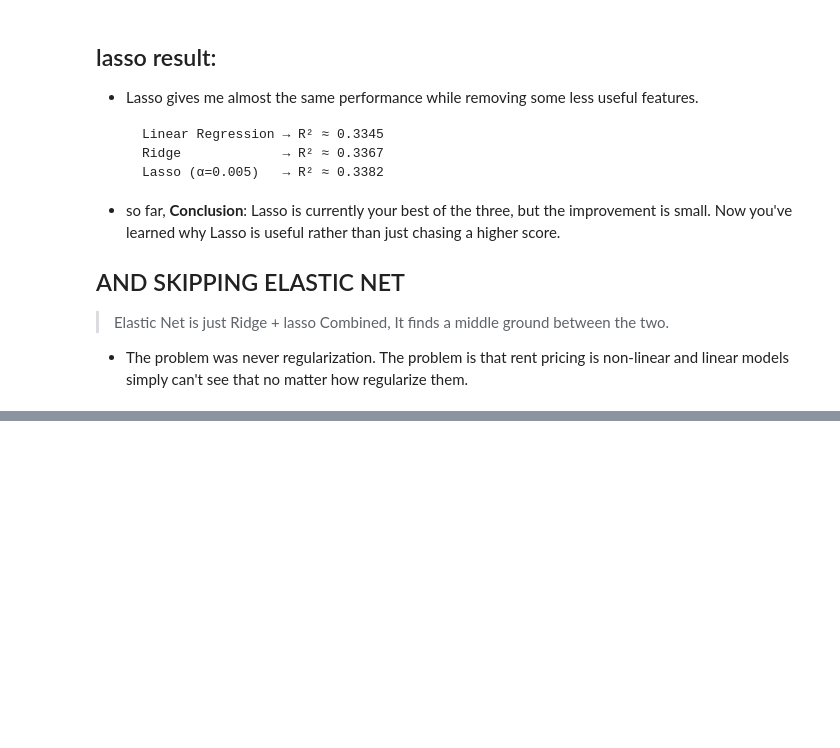
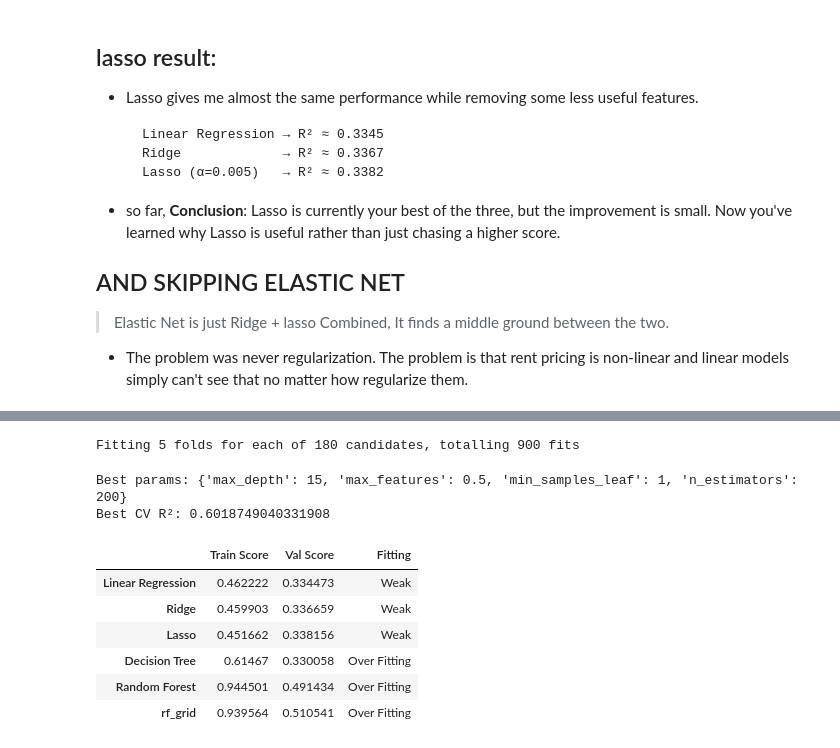
Before and after one commit to DineshMSDian/chennai-pg-price-predictor, a Jupyter notebook: Notebooks/07_Baseline_Modeling.ipynb, the cells around one changed output, grey strips where cells are left out. Cells and saved outputs as stored; diff of their text form; code cells hidden in the pictures; blank space fills up the shorter version.

```diff
--- a/Notebooks/07_Baseline_Modeling.ipynb
+++ b/Notebooks/07_Baseline_Modeling.ipynb
@@ -364,0 +436,43 @@ pd.DataFrame(all_results).T
+# %%
+from sklearn.model_selection import GridSearchCV
+from sklearn.ensemble import RandomForestRegressor
+
+param_grid = {
+    'n_estimators'     : [100, 200, 300],
+    'max_depth'        : [5, 10, 15, 20, None],
+    'min_samples_leaf' : [1, 5, 10, 20],
+    'max_features'     : ['sqrt', 'log2', 0.5]
+}
+
+rf_grid = GridSearchCV(
+    estimator  = RandomForestRegressor(random_state=42),
+    param_grid = param_grid,
+    cv         = 5,           # 5-fold cross validation
+    scoring    = 'r2',
+    n_jobs     = -1,          # use all CPU cores
+    verbose    = 2            # watch progress
+)
+
+rf_grid.fit(X_train, y_train)
+
+result('rf_grid', rf_grid, X_val, y_val)
+
+print("Best params:", rf_grid.best_params_)
+print("Best CV R²:", rf_grid.best_score_)
+# %% [output]
+Fitting 5 folds for each of 180 candidates, totalling 900 fits
+Best params: {'max_depth': 15, 'max_features': 0.5, 'min_samples_leaf': 1, 'n_estimators': 200}
+Best CV R²: 0.6018749040331908
+# %%
+# Check Fitting resutls for random forest with GridSearchCV
+
+train_vs_val('rf_grid', rf_grid, X_train, X_val, y_train, y_val)
+pd.DataFrame(train_vs_val_result).T
+# %% [output]
+|  | Train Score | Val Score | Fitting |
+| Linear Regression | 0.462222 | 0.334473 | Weak |
+| Ridge | 0.459903 | 0.336659 | Weak |
+| Lasso | 0.451662 | 0.338156 | Weak |
+| Decision Tree | 0.61467 | 0.330058 | Over Fitting |
+| Random Forest | 0.944501 | 0.491434 | Over Fitting |
+| rf_grid | 0.939564 | 0.510541 | Over Fitting |
```
Also changed, not shown: parts of 22 cells of this notebook.
